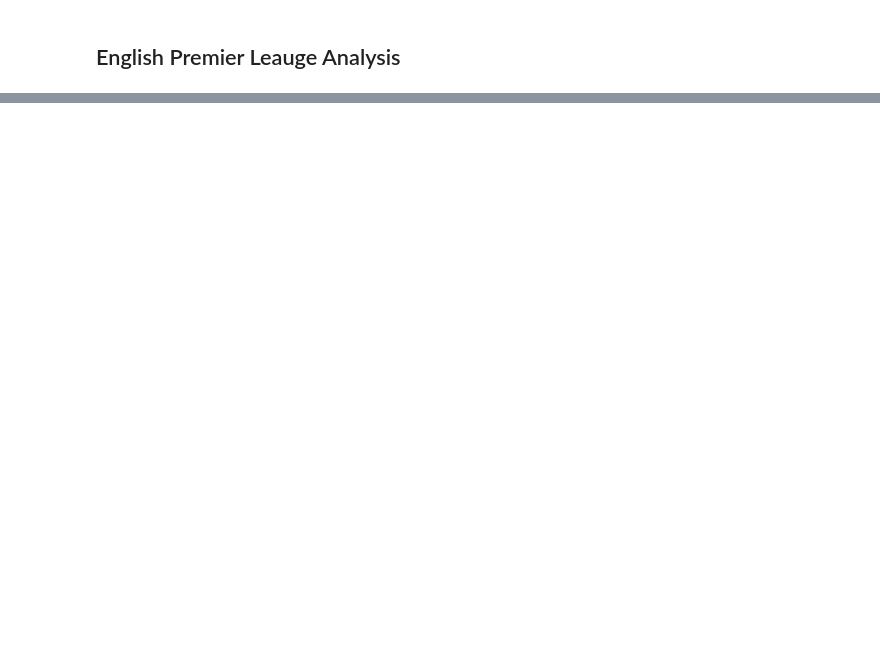
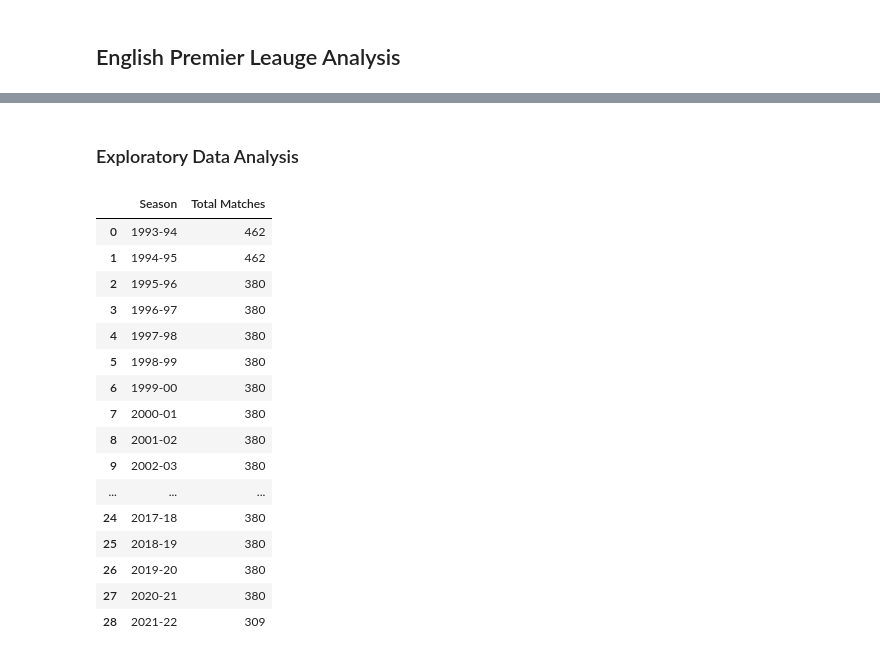
Before and after one commit to ilovedata6/premier_leauge_analysis, a Jupyter notebook: premier_leauge_analysis.ipynb, the cells around one changed output, grey strips where cells are left out. Saved outputs shown, nothing was run; the diff lists cells and outputs as text; code cells hidden in the pictures; blank space fills up the shorter version.

```diff
--- a/premier_leauge_analysis.ipynb
+++ b/premier_leauge_analysis.ipynb
@@ -25,0 +108,24 @@ Index(['Season', 'DateTime', 'HomeTeam', 'AwayTeam', 'FTHG', 'FTAG', 'FTR',
+# %% [markdown]
+### Exploratory Data Analysis
+# %%
+# How many matches were played in each season?
+
+epl.groupby(['Season'])['HomeTeam'].count().reset_index(name="Total Matches")
+# %% [output]
+|  | Season | Total Matches |
+| 0 | 1993-94 | 462 |
+| 1 | 1994-95 | 462 |
+| 2 | 1995-96 | 380 |
+| 3 | 1996-97 | 380 |
+| 4 | 1997-98 | 380 |
+| 5 | 1998-99 | 380 |
+| 6 | 1999-00 | 380 |
+| 7 | 2000-01 | 380 |
+| 8 | 2001-02 | 380 |
+| 9 | 2002-03 | 380 |
+| ... | ... | ... |
+| 24 | 2017-18 | 380 |
+| 25 | 2018-19 | 380 |
+| 26 | 2019-20 | 380 |
+| 27 | 2020-21 | 380 |
+| 28 | 2021-22 | 309 |
```
Also changed, not shown: parts of 15 cells of this notebook, 1 other file.
